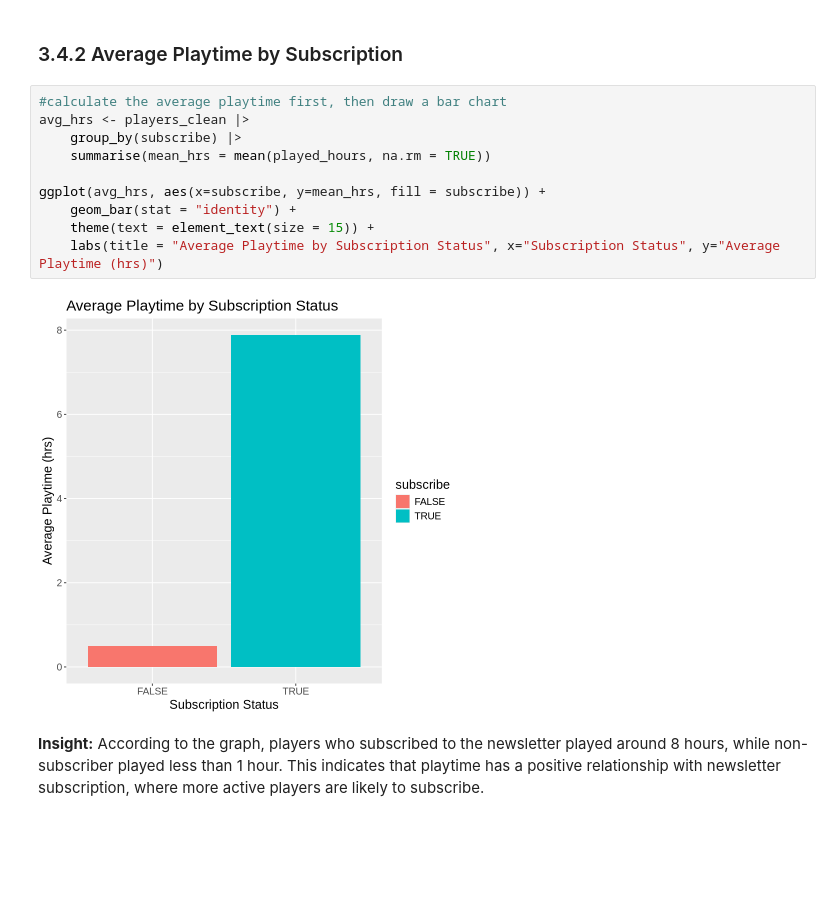
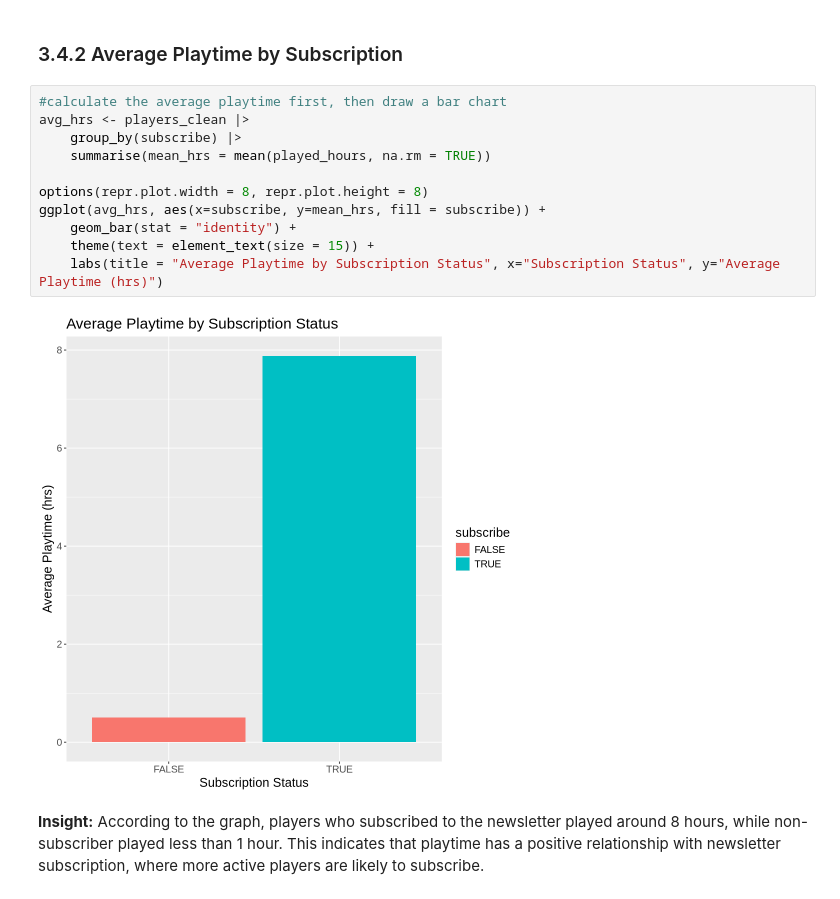
Before and after one commit to cxlu930/dsci-100-individual, a Jupyter notebook: Individual_stage.ipynb, the cells around one changed output. Cells and saved outputs as stored; diff of their text form; blank space fills up the shorter version.

Commit message:
add options

```diff
--- a/Individual_stage.ipynb
+++ b/Individual_stage.ipynb
@@ -209,15 +209,16 @@ From the above graph, we can see that regular and beginner have relatively highe
 # %%
 #calculate the average playtime first, then draw a bar chart
 avg_hrs <- players_clean |>
     group_by(subscribe) |>
     summarise(mean_hrs = mean(played_hours, na.rm = TRUE))
 
+options(repr.plot.width = 8, repr.plot.height = 8)
 ggplot(avg_hrs, aes(x=subscribe, y=mean_hrs, fill = subscribe)) +
     geom_bar(stat = "identity") +
     theme(text = element_text(size = 15)) +
     labs(title = "Average Playtime by Subscription Status", x="Subscription Status", y="Average Playtime (hrs)")
 # %% [output]
-[figure, old version]
+[figure, new version]
 # %% [markdown]
 **Insight:**
 According to the graph, players who subscribed to the newsletter played around 8 hours, while non-subscriber played less than 1 hour. This indicates that playtime has a positive relationship with newsletter subscription, where more active players are likely to subscribe.
```
Also changed, not shown: parts of 1 cell of this notebook.
